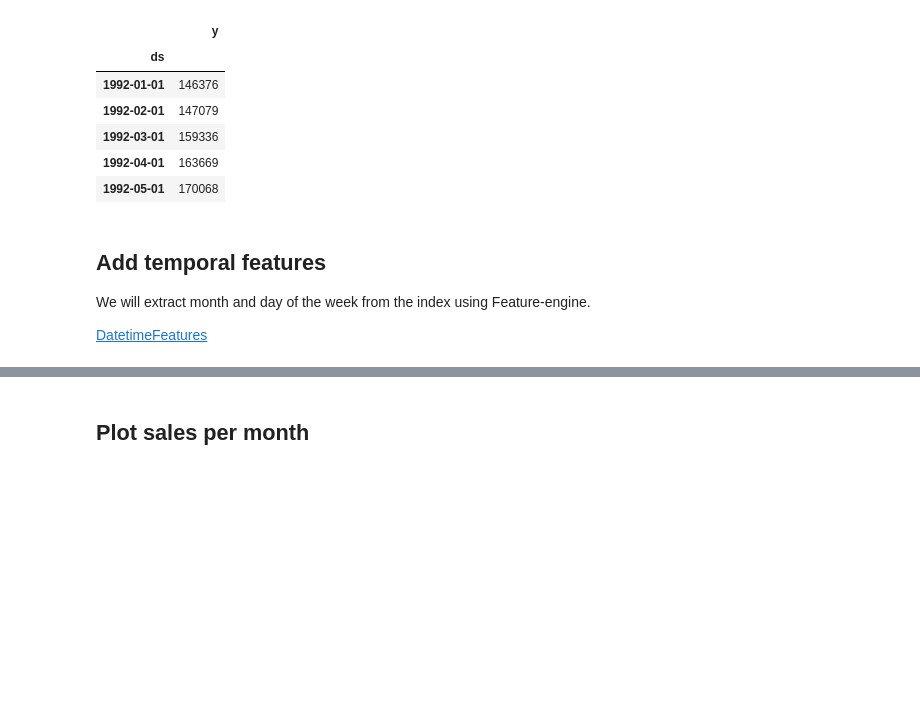
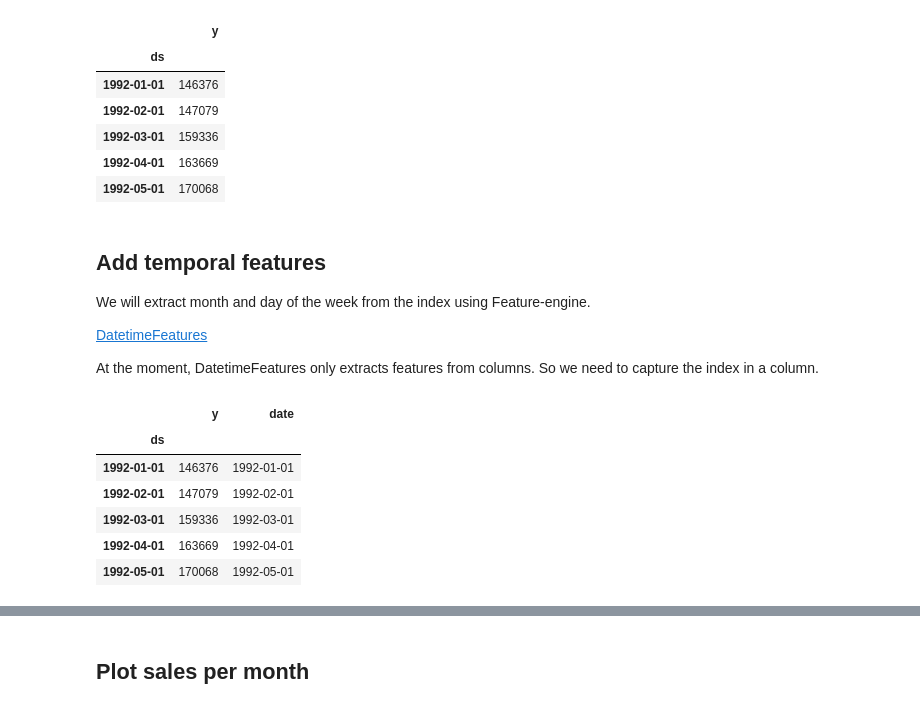
Before and after one commit to trainindata/feature-engineering-for-time-series-forecasting, a Jupyter notebook: 10-Time-Features/04-periodic-features.ipynb, the cells around one changed output, grey strips where cells are left out. Saved outputs shown, nothing was run; the diff lists cells and outputs as text; code cells hidden in the pictures; blank space fills up the shorter version.

```diff
--- a/10-Time-Features/04-periodic-features.ipynb
+++ b/10-Time-Features/04-periodic-features.ipynb
@@ -43,3 +43,17 @@ df.head()
 We will extract month and day of the week from the index using Feature-engine.
 
 [DatetimeFeatures](https://feature-engine.readthedocs.io/en/latest/api_doc/datetime/DatetimeFeatures.html)
+
+At the moment, DatetimeFeatures only extracts features from columns. So we need to capture the index in a column.
+# %%
+df['date'] = df.index
+
+df.head()
+# %% [output]
+|  | y | date |
+| ds |  |  |
+| 1992-01-01 | 146376 | 1992-01-01 |
+| 1992-02-01 | 147079 | 1992-02-01 |
+| 1992-03-01 | 159336 | 1992-03-01 |
+| 1992-04-01 | 163669 | 1992-04-01 |
+| 1992-05-01 | 170068 | 1992-05-01 |
```
Also changed, not shown: parts of 12 cells of this notebook.
